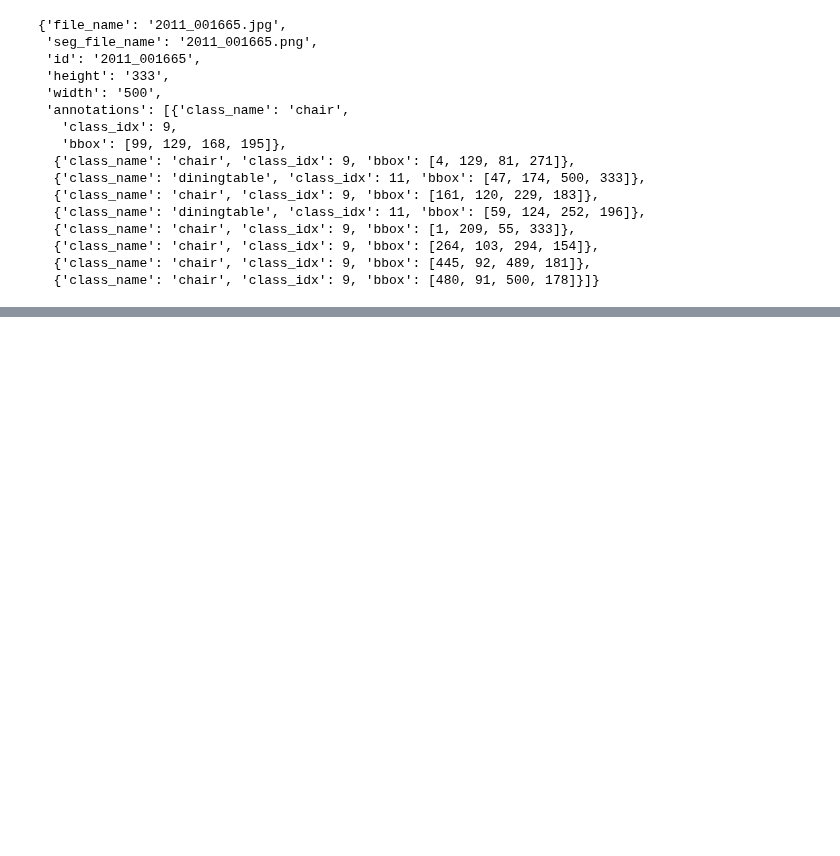
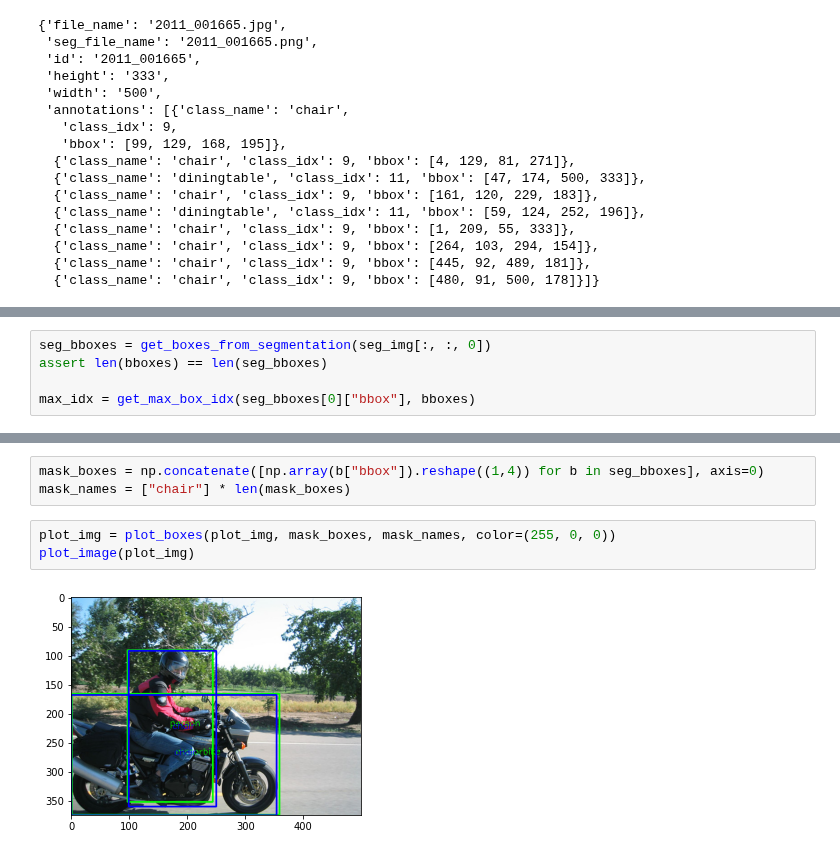
Before and after one commit to MrParosk/ml_playground, a Jupyter notebook: computer_vision/instance_segmentation/mask_rcnn.ipynb, the cells around one changed output, grey strips where cells are left out. Saved outputs shown, nothing was run; the diff lists cells and outputs as text; blank space fills up the shorter version.

Commit message:
Added function for connection masks and bbs

```diff
--- a/computer_vision/instance_segmentation/mask_rcnn.ipynb
+++ b/computer_vision/instance_segmentation/mask_rcnn.ipynb
@@ -96,0 +163,5 @@ img, seg_img, bboxes, class_idxs, names = ds.get_plotting_item(0)
+# %%
+seg_bboxes = get_boxes_from_segmentation(seg_img[:, :, 0])
+assert len(bboxes) == len(seg_bboxes)
+
+max_idx = get_max_box_idx(seg_bboxes[0]["bbox"], bboxes)
@@ -102,3 +184,11 @@ plot_image(img)
+# %%
+mask_boxes = np.concatenate([np.array(b["bbox"]).reshape((1,4)) for b in seg_bboxes], axis=0)
+mask_names = ["chair"] * len(mask_boxes)
+# %%
+plot_img = plot_boxes(plot_img, mask_boxes, mask_names, color=(255, 0, 0))
+plot_image(plot_img)
+# %% [output]
+[figure, added]
 # %%
 plot_image(seg_img, convert_format=None)
 # %% [output]
```
Also changed, not shown: parts of 16 cells of this notebook, 2 other files.
